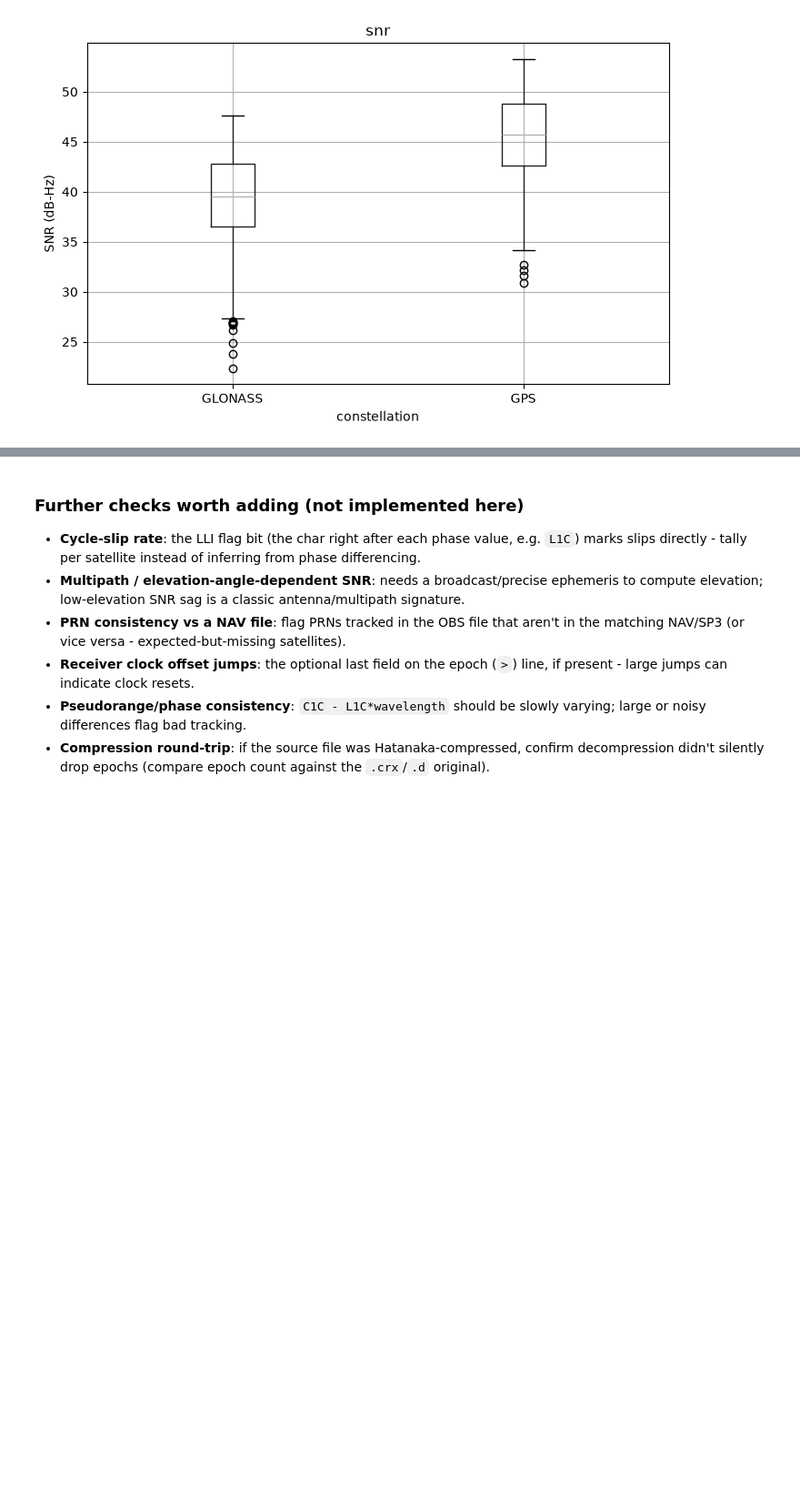
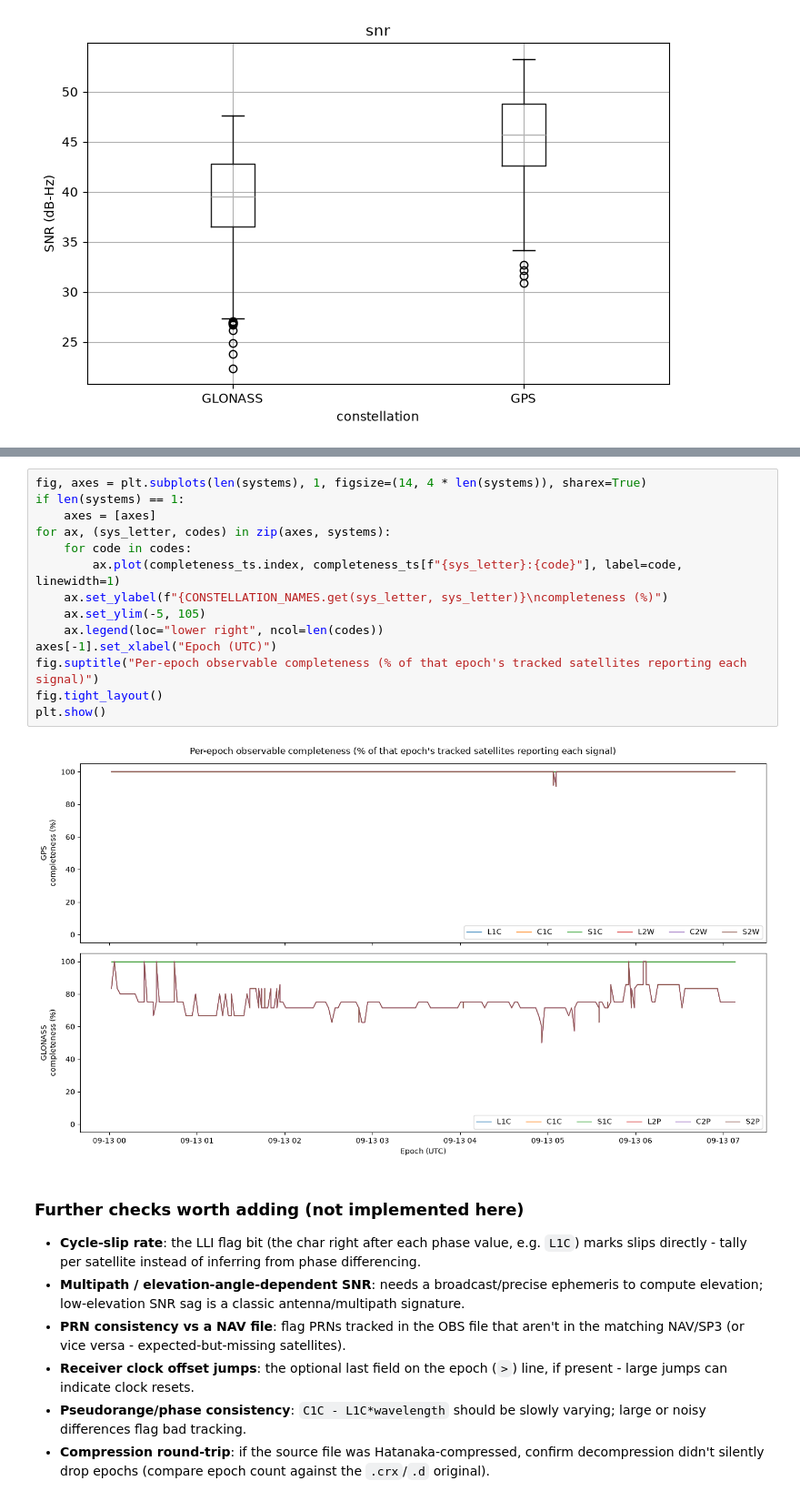
Before and after one commit to EarthScope/seafloor_geodesy_notebooks, a Jupyter notebook: notebooks/rinex4_qc.ipynb, the cells around one changed output, grey strips where cells are left out. Shown at 91% size. Drawn from its saved outputs; the diff is of its cells as text; blank space fills up the shorter version.

```diff
--- a/notebooks/rinex4_qc.ipynb
+++ b/notebooks/rinex4_qc.ipynb
@@ -256,3 +324,19 @@ plt.show()
+# %%
+fig, axes = plt.subplots(len(systems), 1, figsize=(14, 4 * len(systems)), sharex=True)
+if len(systems) == 1:
+    axes = [axes]
+for ax, (sys_letter, codes) in zip(axes, systems):
+    for code in codes:
+        ax.plot(completeness_ts.index, completeness_ts[f"{sys_letter}:{code}"], label=code, linewidth=1)
+    ax.set_ylabel(f"{CONSTELLATION_NAMES.get(sys_letter, sys_letter)}\ncompleteness (%)")
+    ax.set_ylim(-5, 105)
+    ax.legend(loc="lower right", ncol=len(codes))
+axes[-1].set_xlabel("Epoch (UTC)")
+fig.suptitle("Per-epoch observable completeness (% of that epoch's tracked satellites reporting each signal)")
+fig.tight_layout()
+plt.show()
+# %% [output]
+[figure, added]
 # %% [markdown]
 ### Further checks worth adding (not implemented here)
 - **Cycle-slip rate**: the LLI flag bit (the char right after each phase value, e.g. `L1C`) marks slips directly - tally per satellite instead of inferring from phase differencing.
```
Also changed, not shown: parts of 3 cells of this notebook, 1 other file.
